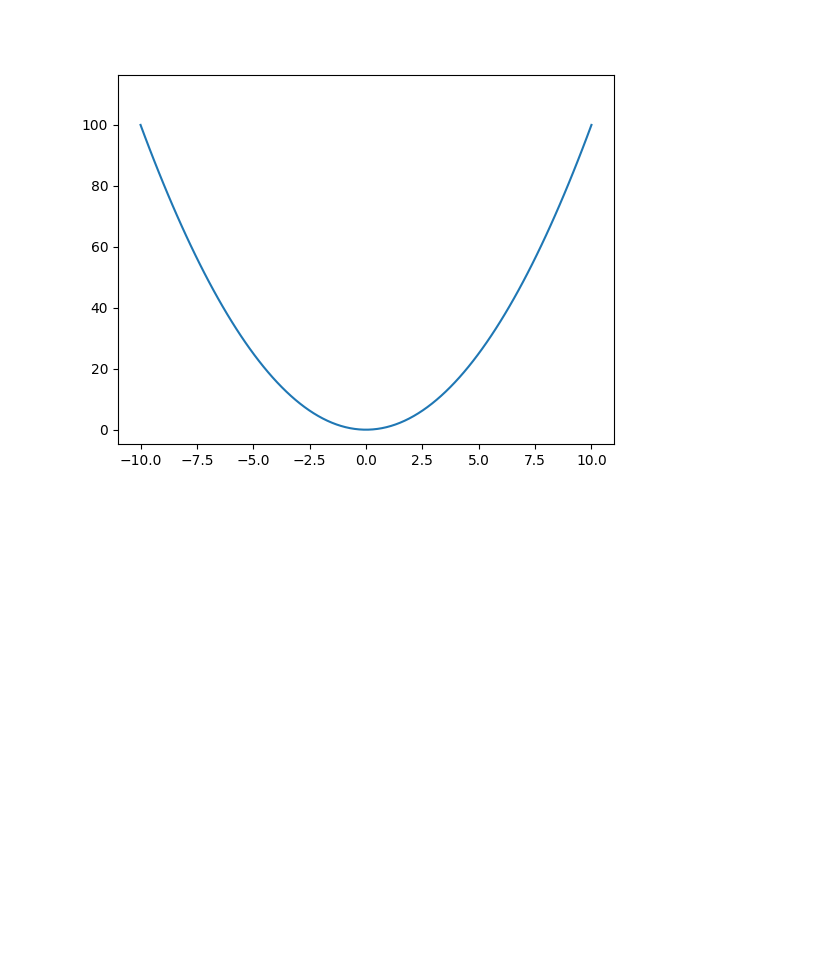
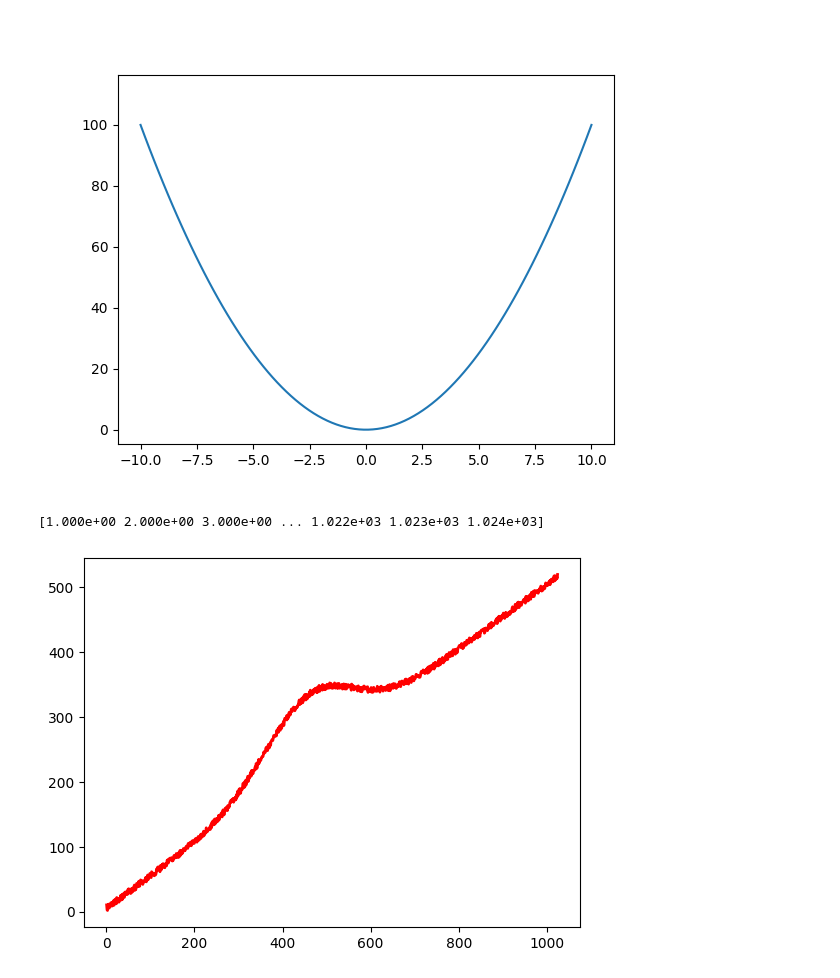
Before and after one commit to JeanNic274/Analysev2, a Jupyter notebook: Python/test.ipynb, the cells around one changed output. Saved outputs shown, nothing was run; the diff lists cells and outputs as text; code cells hidden in the pictures; blank space fills up the shorter version.

```diff
--- a/Python/test.ipynb
+++ b/Python/test.ipynb
@@ -60,3 +60,18 @@ ayo
 # %% [output]
 interactive(children=(FloatSlider(value=1.0, description='A', max=4.0, min=-4.0), FloatSlider(value=0.0, descr…
 [figure]
+# %%
+import matplotlib.pyplot as plt
+import numpy as np
+
+
+
+
+X=np.linspace(1,1024,1024)
+print(X)
+plt.plot(X, 100*np.exp( - (X - 460)**2 / (2 * 100**2) ) +0.5*X+10*np.random.rand(1024) ,
+         linewidth=2, color='r')
+plt.show()
+# %% [output]
+[1.000e+00 2.000e+00 3.000e+00 ... 1.022e+03 1.023e+03 1.024e+03]
+[figure, added]
```
Also changed, not shown: 22 other files.
